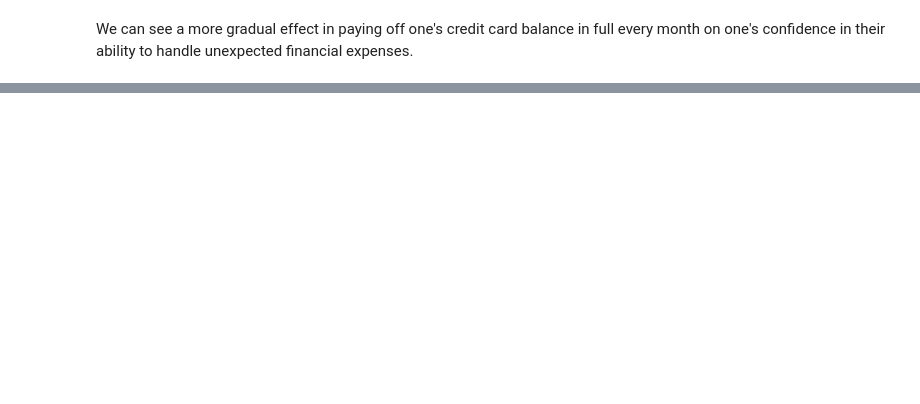
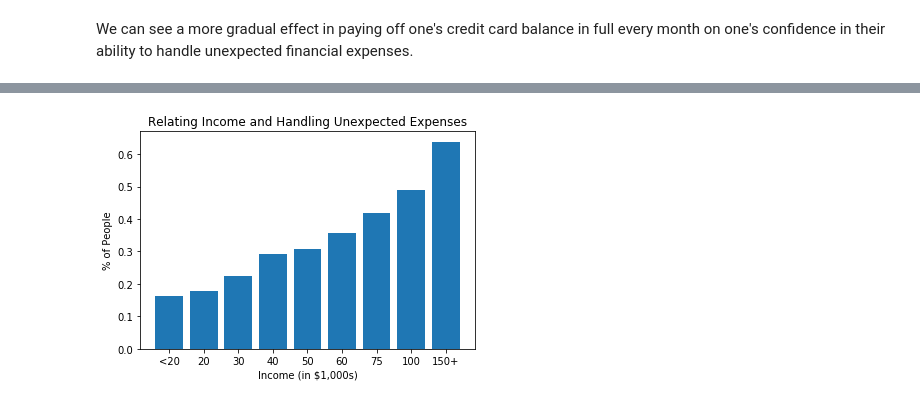
Before and after one commit to hussain-jafari/Springboard, a Jupyter notebook: CapstoneProject1/cfpbdata/DataStorytelling.ipynb, the cells around one changed output, grey strips where cells are left out. Cells and saved outputs as stored; diff of their text form; code cells hidden in the pictures; blank space fills up the shorter version.

```diff
--- a/CapstoneProject1/cfpbdata/DataStorytelling.ipynb
+++ b/CapstoneProject1/cfpbdata/DataStorytelling.ipynb
@@ -131,0 +124,21 @@ People who say they follow through on their financial intentions very well or co
+# %%
+#Create table with relevant values
+income_tab = pd.crosstab(df['PPINCIMP'], df['target'])
+
+#Create x and y values to graph
+x_vals = np.arange(9) + 1
+x_labels = ['<20', '20', '30', '40', '50', '60', '75', '100', '150+']
+income_vals = np.empty(9)
+for i in range(9):
+    #Calculate percentage of respondents who responded True for target variable, grouped by response
+    income_vals[i] = income_tab.loc[i+1, True] / np.sum(income_tab.iloc[i, 0:2])
+
+#Create bar graph
+plt.bar(x_vals, income_vals)
+plt.title('Relating Income and Handling Unexpected Expenses')
+plt.xlabel('Income (in $1,000s)')
+plt.ylabel('% of People')
+plt.xticks(x_vals, x_labels)
+plt.show()
+# %% [output]
+[figure, added]
```
Also changed, not shown: parts of 8 cells of this notebook.
